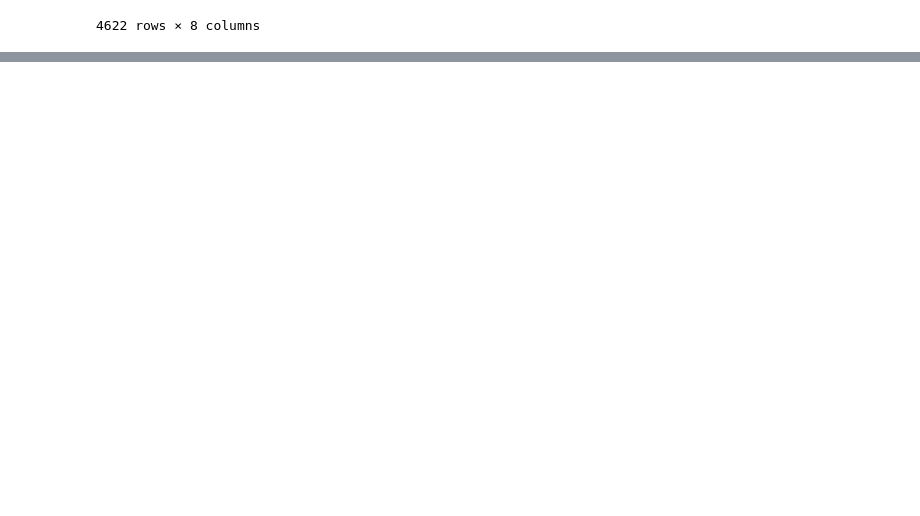
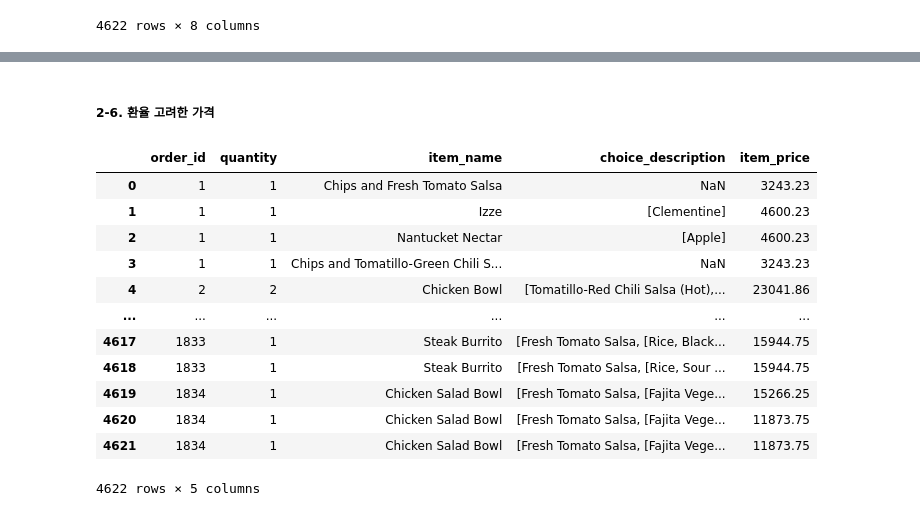
Before and after one commit to KimHyoJun99/LIKELION_AI, a Jupyter notebook: Data_TIL/Practice/chipotle.ipynb, the cells around one changed output, grey strips where cells are left out. Saved outputs shown, nothing was run; the diff lists cells and outputs as text; code cells hidden in the pictures; blank space fills up the shorter version.

```diff
--- a/Data_TIL/Practice/chipotle.ipynb
+++ b/Data_TIL/Practice/chipotle.ipynb
@@ -399,0 +461,26 @@ plt.show()
+# %% [markdown]
+##### 2-6. 환율 고려한 가격
+# %%
+# 가격 won 단위로 바꾸기
+
+raw_df = pd.read_csv('chipotle.tsv', delimiter='\t')
+
+currency = 1357
+def f_item_price(price):
+    return float(price[1:]) * currency
+raw_df['item_price'] = raw_df['item_price'].apply(f_item_price)
+raw_df
+# %% [output]
+|  | order_id | quantity | item_name | choice_description | item_price |
+| 0 | 1 | 1 | Chips and Fresh Tomato Salsa | NaN | 3243.23 |
+| 1 | 1 | 1 | Izze | [Clementine] | 4600.23 |
+| 2 | 1 | 1 | Nantucket Nectar | [Apple] | 4600.23 |
+| 3 | 1 | 1 | Chips and Tomatillo-Green Chili S... | NaN | 3243.23 |
+| 4 | 2 | 2 | Chicken Bowl | [Tomatillo-Red Chili Salsa (Hot),... | 23041.86 |
+| ... | ... | ... | ... | ... | ... |
+| 4617 | 1833 | 1 | Steak Burrito | [Fresh Tomato Salsa, [Rice, Black... | 15944.75 |
+| 4618 | 1833 | 1 | Steak Burrito | [Fresh Tomato Salsa, [Rice, Sour ... | 15944.75 |
+| 4619 | 1834 | 1 | Chicken Salad Bowl | [Fresh Tomato Salsa, [Fajita Vege... | 15266.25 |
+| 4620 | 1834 | 1 | Chicken Salad Bowl | [Fresh Tomato Salsa, [Fajita Vege... | 11873.75 |
+| 4621 | 1834 | 1 | Chicken Salad Bowl | [Fresh Tomato Salsa, [Fajita Vege... | 11873.75 |
+4622 rows × 5 columns
```
Also changed, not shown: parts of 18 cells of this notebook.
